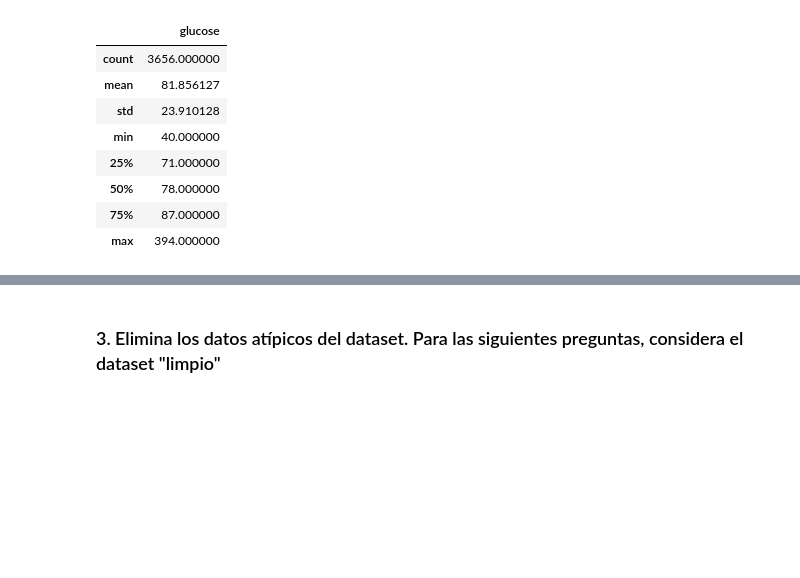
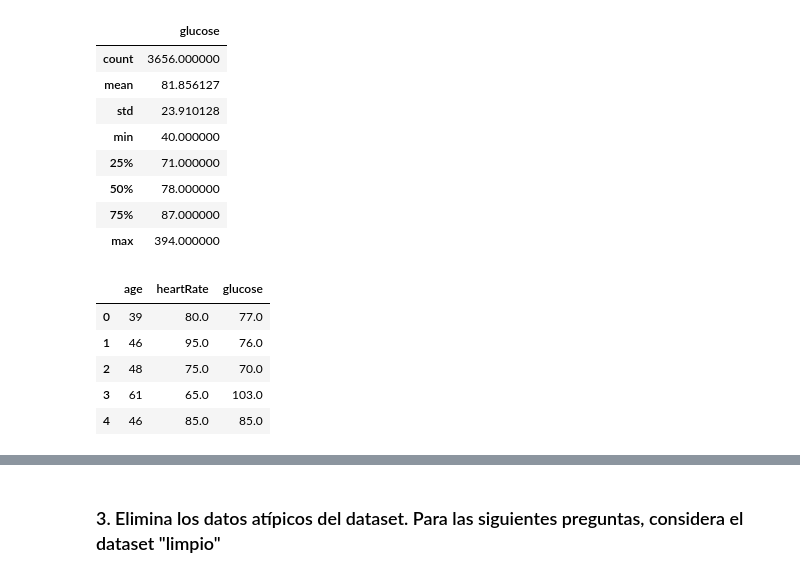
Before and after one commit to drojaslopez/DataScience, a Jupyter notebook: 3 Análisis estadístico con Python (G122)/Desafio/Prueba/Desafio_Preparación_datos_gráficos.ipynb, the cells around one changed output, grey strips where cells are left out. Saved outputs shown, nothing was run; the diff lists cells and outputs as text; code cells hidden in the pictures; blank space fills up the shorter version.

```diff
--- a/3 Análisis estadístico con Python (G122)/Desafio/Prueba/Desafio_Preparación_datos_gráficos.ipynb
+++ b/3 Análisis estadístico con Python (G122)/Desafio/Prueba/Desafio_Preparación_datos_gráficos.ipynb
@@ -90,3 +90,15 @@ df_gludosa.describe()
 | 50% | 78.000000 |
 | 75% | 87.000000 |
 | max | 394.000000 |
+# %%
+
+# se seleccionan las columnas numéricas elegidas para verificar si existe correlación entre ellas
+df_seleccionada = df[['age', 'heartRate', 'glucose']].copy()
+df_seleccionada.head()
+# %% [output]
+|  | age | heartRate | glucose |
+| 0 | 39 | 80.0 | 77.0 |
+| 1 | 46 | 95.0 | 76.0 |
+| 2 | 48 | 75.0 | 70.0 |
+| 3 | 61 | 65.0 | 103.0 |
+| 4 | 46 | 85.0 | 85.0 |
```
Also changed, not shown: parts of 4 cells of this notebook, 1 other file.
